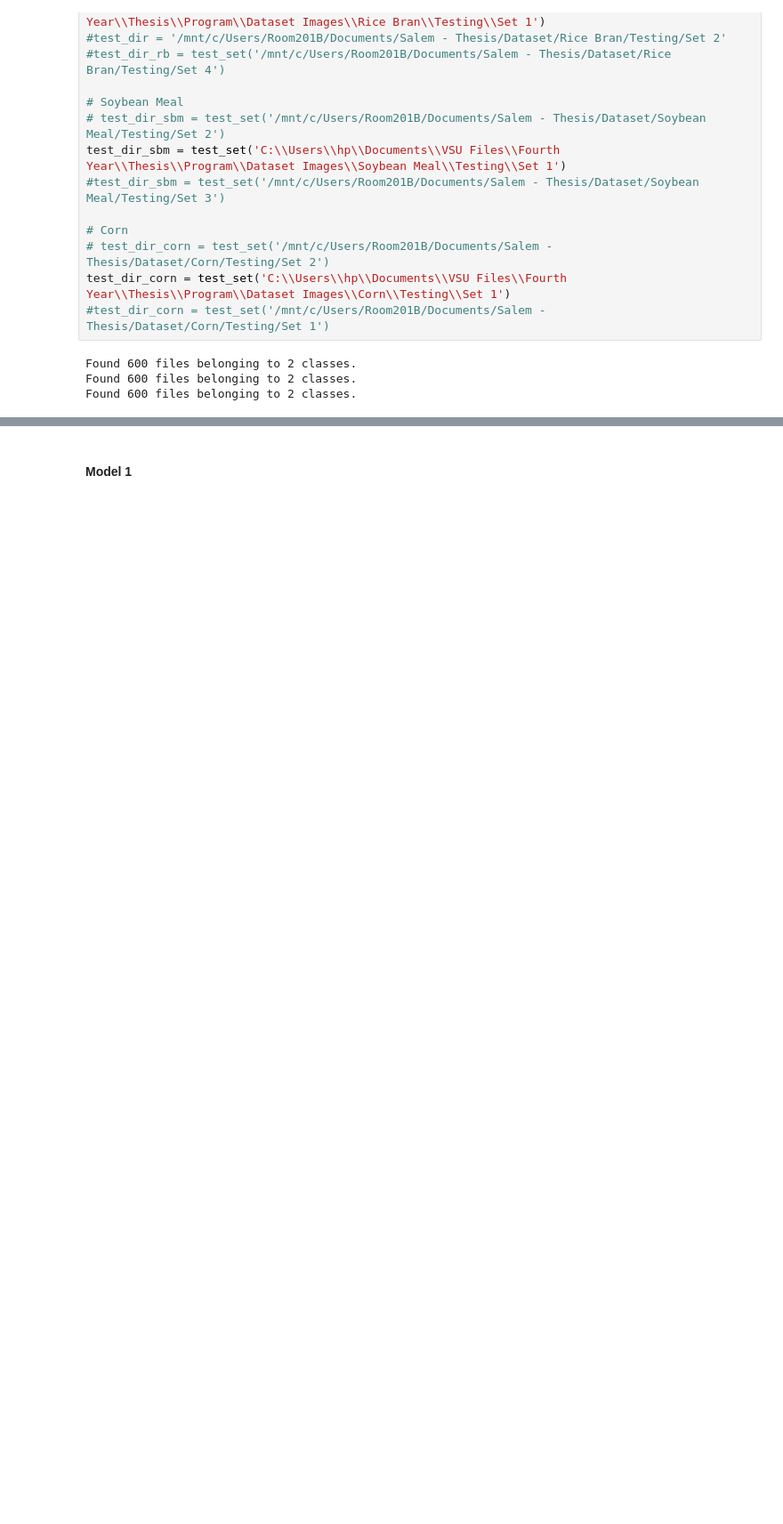
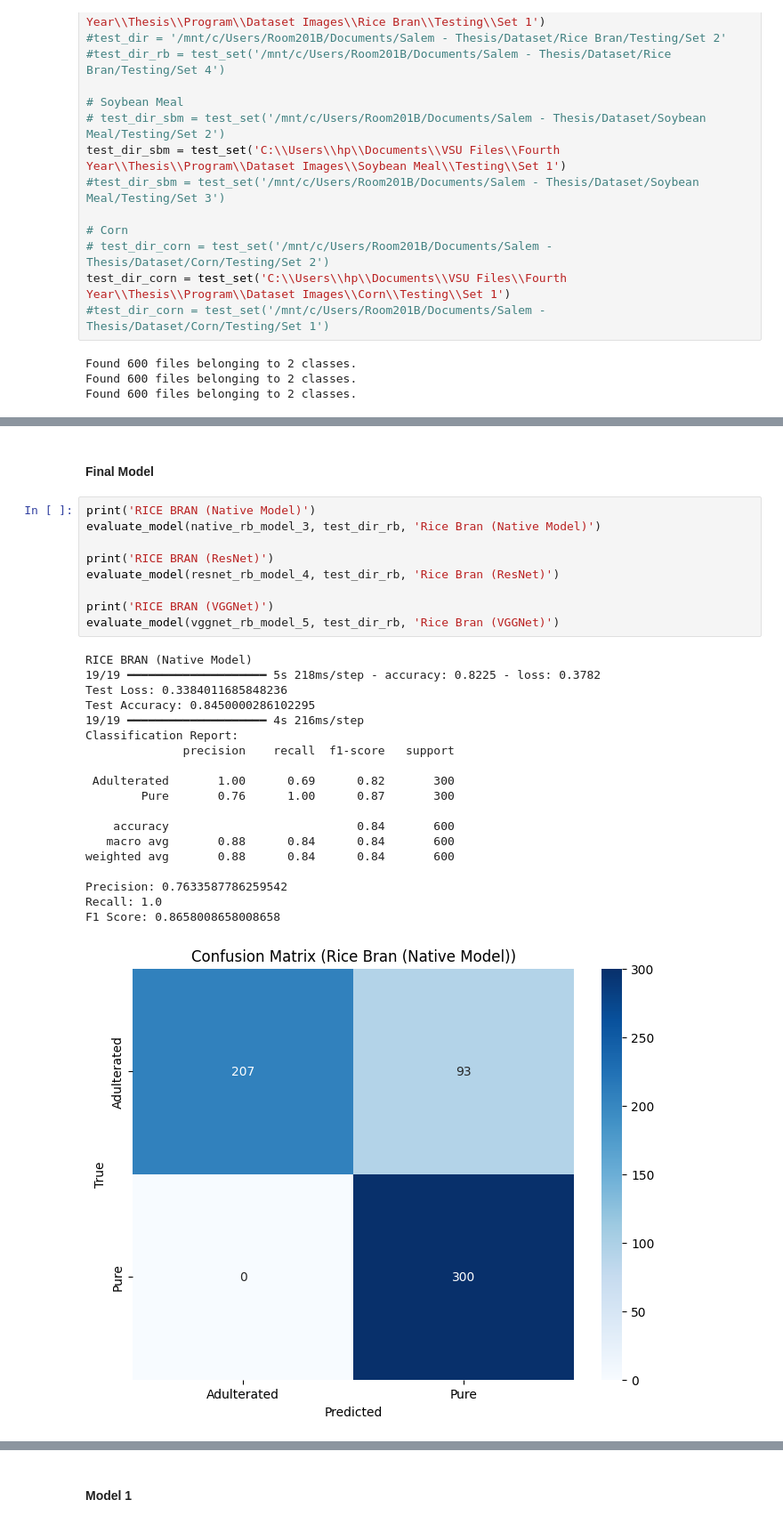
Before and after one commit to buggernut04/Thesis_Project_Feed_Classification, a Jupyter notebook: test_saved_models.ipynb, the cells around one changed output, grey strips where cells are left out. Shown at 89% size. Drawn from its saved outputs; the diff is of its cells as text; blank space fills up the shorter version.

```diff
--- a/test_saved_models.ipynb
+++ b/test_saved_models.ipynb
@@ -140,0 +140,31 @@ WARNING:absl:Compiled the loaded model, but the compiled metrics have yet to be
+# %% [markdown]
+#### Final Model
+# %%
+print('RICE BRAN (Native Model)')
+evaluate_model(native_rb_model_3, test_dir_rb, 'Rice Bran (Native Model)')
+
+print('RICE BRAN (ResNet)')
+evaluate_model(resnet_rb_model_4, test_dir_rb, 'Rice Bran (ResNet)')
+
+print('RICE BRAN (VGGNet)')
+evaluate_model(vggnet_rb_model_5, test_dir_rb, 'Rice Bran (VGGNet)')
+# %% [output]
+RICE BRAN (Native Model)
+19/19 ━━━━━━━━━━━━━━━━━━━━ 5s 218ms/step - accuracy: 0.8225 - loss: 0.3782
+Test Loss: 0.3384011685848236
+Test Accuracy: 0.8450000286102295
+19/19 ━━━━━━━━━━━━━━━━━━━━ 4s 216ms/step
+Classification Report:
+              precision    recall  f1-score   support
+
+ Adulterated       1.00      0.69      0.82       300
+        Pure       0.76      1.00      0.87       300
+
+    accuracy                           0.84       600
+   macro avg       0.88      0.84      0.84       600
+weighted avg       0.88      0.84      0.84       600
+
+Precision: 0.7633587786259542
+Recall: 1.0
+F1 Score: 0.8658008658008658
+[figure, added]
```
Also changed, not shown: parts of 4 cells of this notebook, 6 other files.
